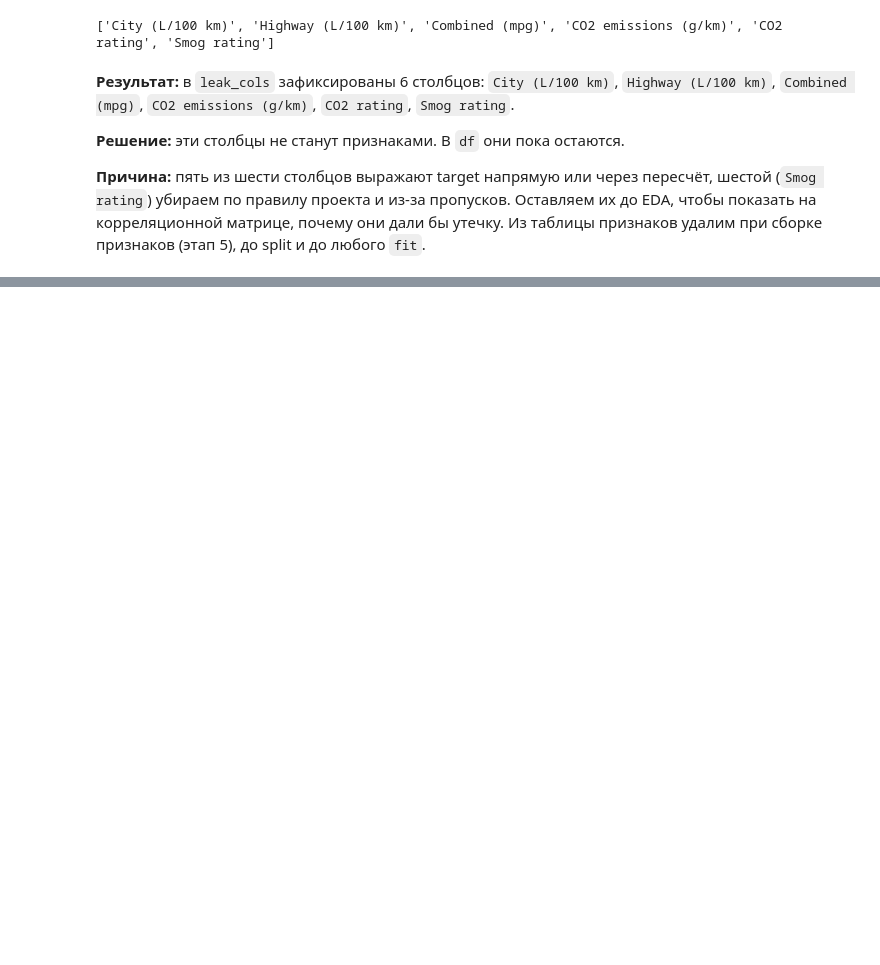
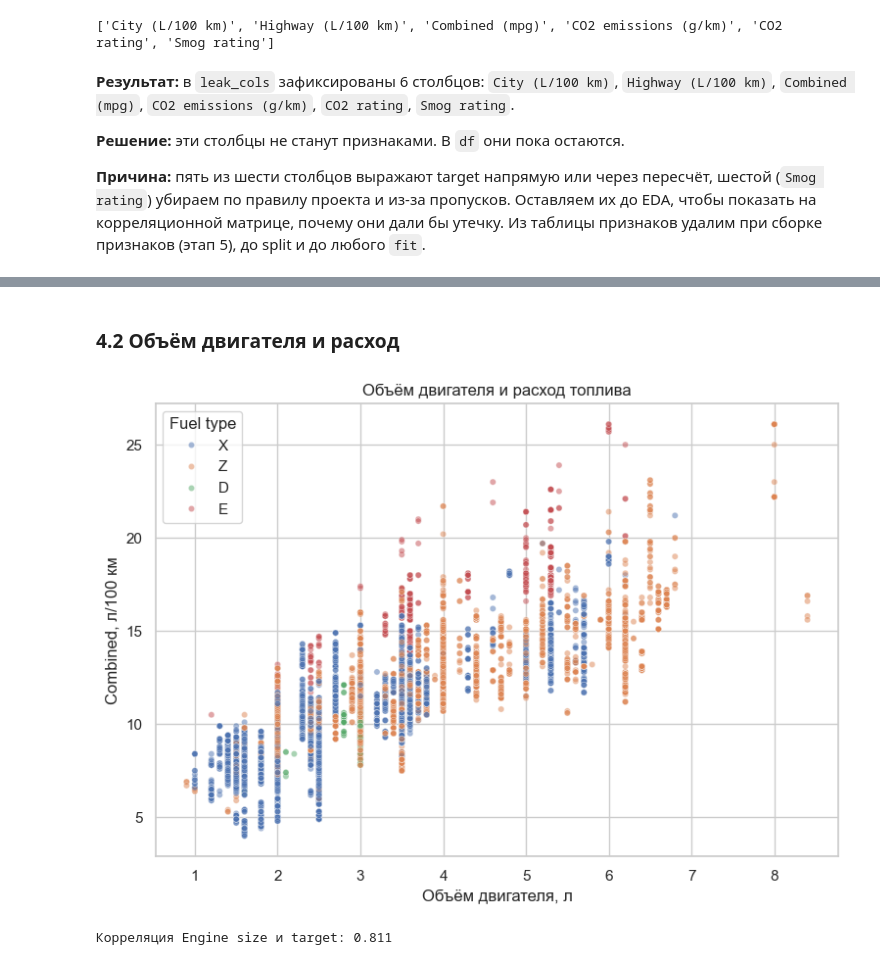
Before and after one commit to isk0nka-dot/Vehicle-Fuel-Efficiency, a Jupyter notebook: notebooks/midterm.ipynb, the cells around one changed output, grey strips where cells are left out. Drawn from its saved outputs; the diff is of its cells as text; code cells hidden in the pictures; blank space fills up the shorter version.

```diff
--- a/notebooks/midterm.ipynb
+++ b/notebooks/midterm.ipynb
@@ -447,0 +517,18 @@ print("Сохранено:", df.shape, "| прочитано:", check.shape)
+# %% [markdown]
+### 4.2 Объём двигателя и расход
+# %%
+plt.figure(figsize=(9, 6))
+sns.scatterplot(
+    data=df, x="Engine size (L)", y=TARGET,
+    hue="Fuel type", hue_order=["X", "Z", "D", "E"],
+    alpha=0.5, s=20
+)
+plt.title("Объём двигателя и расход топлива")
+plt.xlabel("Объём двигателя, л")
+plt.ylabel("Combined, л/100 км")
+plt.show()
+
+print("Корреляция Engine size и target:", round(df["Engine size (L)"].corr(df[TARGET]), 3))
+# %% [output]
+[figure, added]
+Корреляция Engine size и target: 0.811
```
Also changed, not shown: parts of 50 cells of this notebook, 7 other files.
